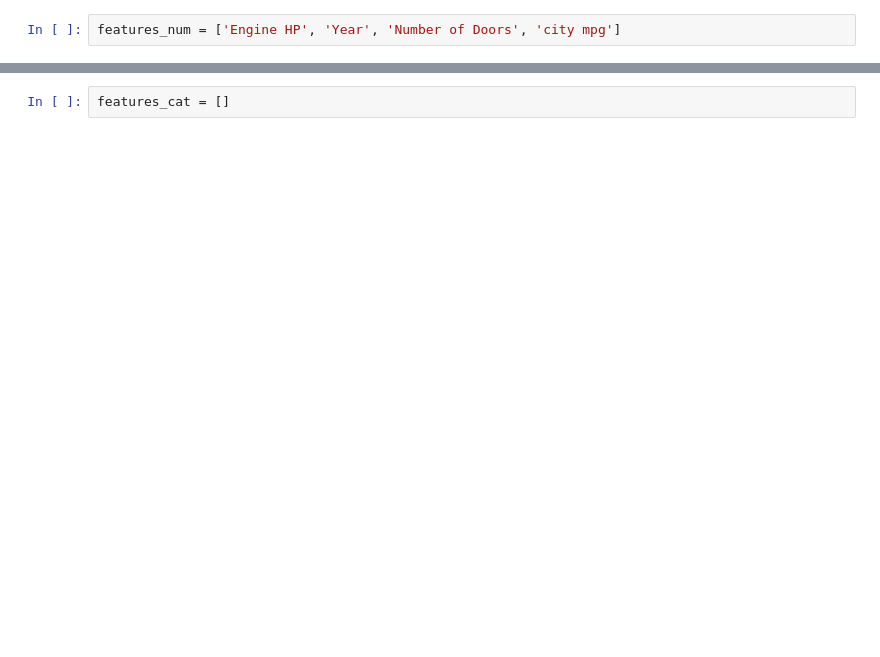
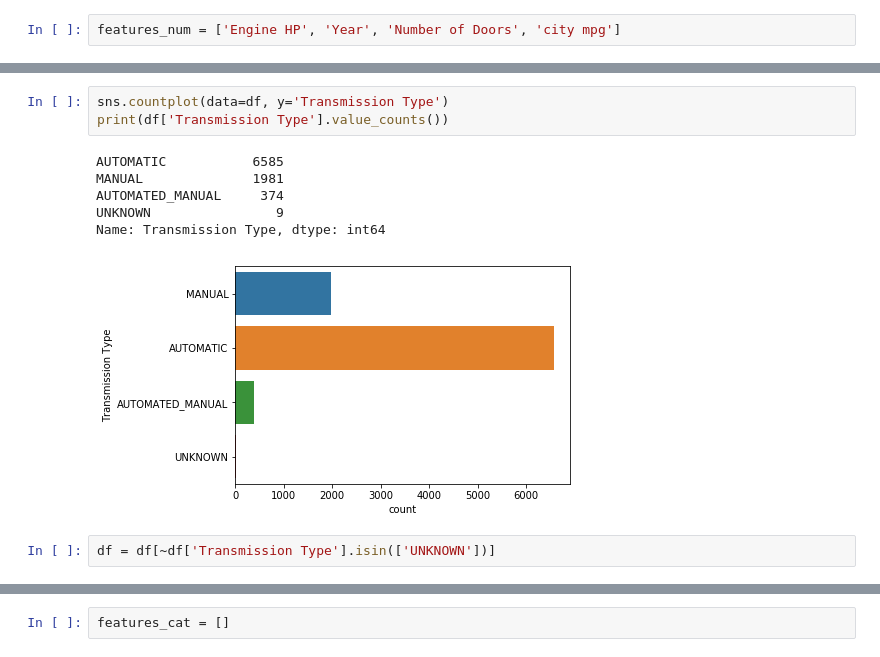
Before and after one commit to taagitacc/car-price-factors, a Jupyter notebook: price_analysis.ipynb, the cells around one changed output, grey strips where cells are left out. Drawn from its saved outputs; the diff is of its cells as text; blank space fills up the shorter version.

```diff
--- a/price_analysis.ipynb
+++ b/price_analysis.ipynb
@@ -313,0 +354,12 @@ features_num = ['Engine HP', 'Year', 'Number of Doors', 'city mpg']
+# %%
+sns.countplot(data=df, y='Transmission Type')
+print(df['Transmission Type'].value_counts())
+# %% [output]
+AUTOMATIC           6585
+MANUAL              1981
+AUTOMATED_MANUAL     374
+UNKNOWN                9
+Name: Transmission Type, dtype: int64
+[figure, added]
+# %%
+df = df[~df['Transmission Type'].isin(['UNKNOWN'])]
```
Also changed, not shown: parts of 23 cells of this notebook.
